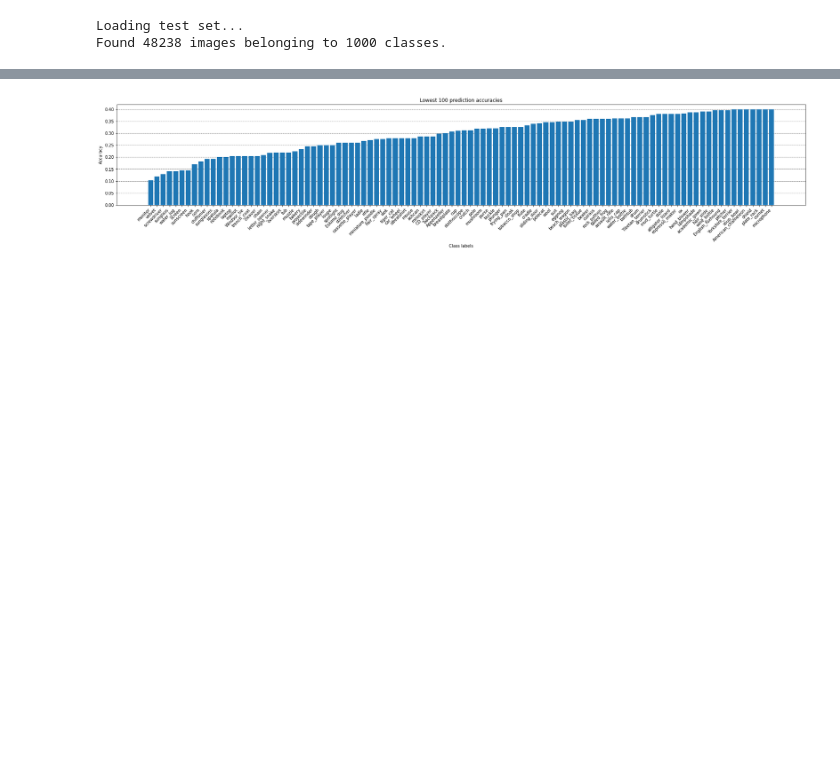
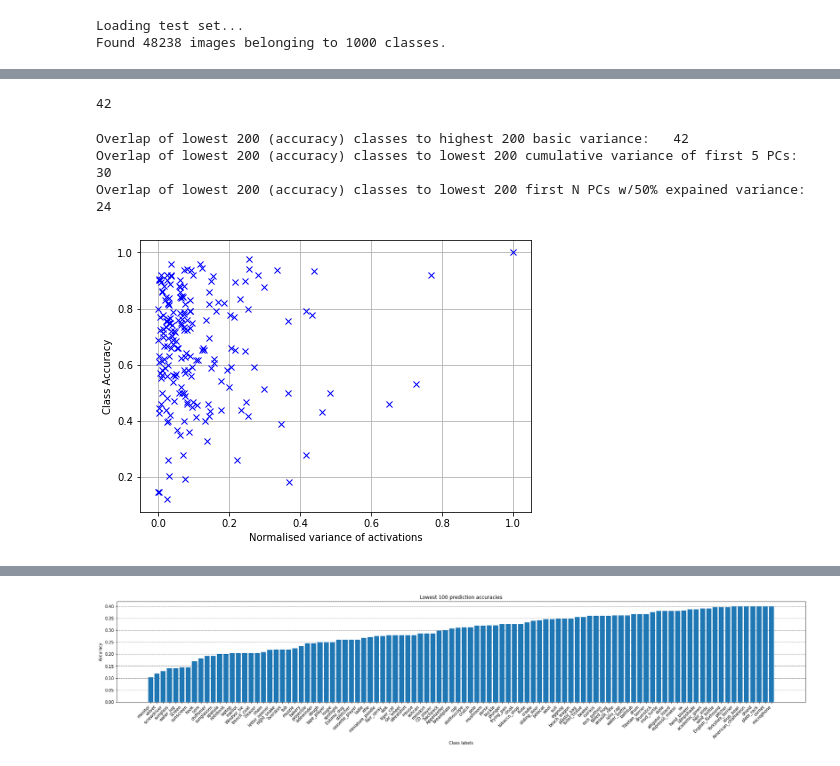
Before and after one commit to mazabdul7/msc_attention_project, a Jupyter notebook: class_var.ipynb, the cells around one changed output, grey strips where cells are left out. Drawn from its saved outputs; the diff is of its cells as text; code cells hidden in the pictures; blank space fills up the shorter version.

```diff
--- a/class_var.ipynb
+++ b/class_var.ipynb
@@ -104,0 +150,5 @@ class_var = dict(sorted(class_var.items(), key=lambda item: item[1], reverse=Tru
+# %%
+var_pca_comp = set(list(var_dict.keys())[:200]) # Explained var threshold set with 50% cap
+var_pca = set(list(class_var_pca.keys())[:200]) # First 5 PC's explained variance sum
+base_var = set(list(basic_var_dict.keys())[:200]) # Basic variance
+class_acc = set(list(class_acc.keys())[:200]) # Per class accuracies
@@ -104,0 +158,31 @@ class_var = dict(sorted(class_var.items(), key=lambda item: item[1], reverse=Tru
+# %%
+len(class_acc.intersection(base_var))
+# %% [output]
+42
+# %%
+print(f'Overlap of lowest 200 (accuracy) classes to highest 200 basic variance:   {len(class_acc.intersection(base_var))}')
+print(f'Overlap of lowest 200 (accuracy) classes to lowest 200 cumulative variance of first 5 PCs:   {len(class_acc.intersection(var_pca))}')
+print(f'Overlap of lowest 200 (accuracy) classes to lowest 200 first N PCs w/50% expained variance:   {len(class_acc.intersection(var_pca_comp))}')
+# %% [output]
+Overlap of lowest 200 (accuracy) classes to highest 200 basic variance:   42
+Overlap of lowest 200 (accuracy) classes to lowest 200 cumulative variance of first 5 PCs:   30
+Overlap of lowest 200 (accuracy) classes to lowest 200 first N PCs w/50% expained variance:   24
+# %%
+x_base, x_pca, x_pca_comp, y = [], [], [], []
+for cl in list(class_var.keys())[:200]:
+    cl_conv = cl #label_dict[cl]
+    x_base.append(class_var[cl_conv])
+    x_pca.append(class_var_pca[cl_conv])
+    x_pca_comp.append(class_var_pca_comp[cl_conv])
+    y.append(class_acc[cl_conv])
+# %%
+x_base = (np.array(x_base) - np.min(np.array(x_base)))/(np.max(np.array(x_base)) - np.min(np.array(x_base)))
+# %%
+fig, ax = plt.subplots(figsize=(7,5))
+ax.plot(x_base, y, 'bx')
+ax.grid()
+ax.set_xlabel('Normalised variance of activations')
+ax.set_ylabel('Class Accuracy')
+fig.savefig('base_var_plot.png')
+# %% [output]
+[figure, added]
```
Also changed, not shown: parts of 23 cells of this notebook, 11 other files.
